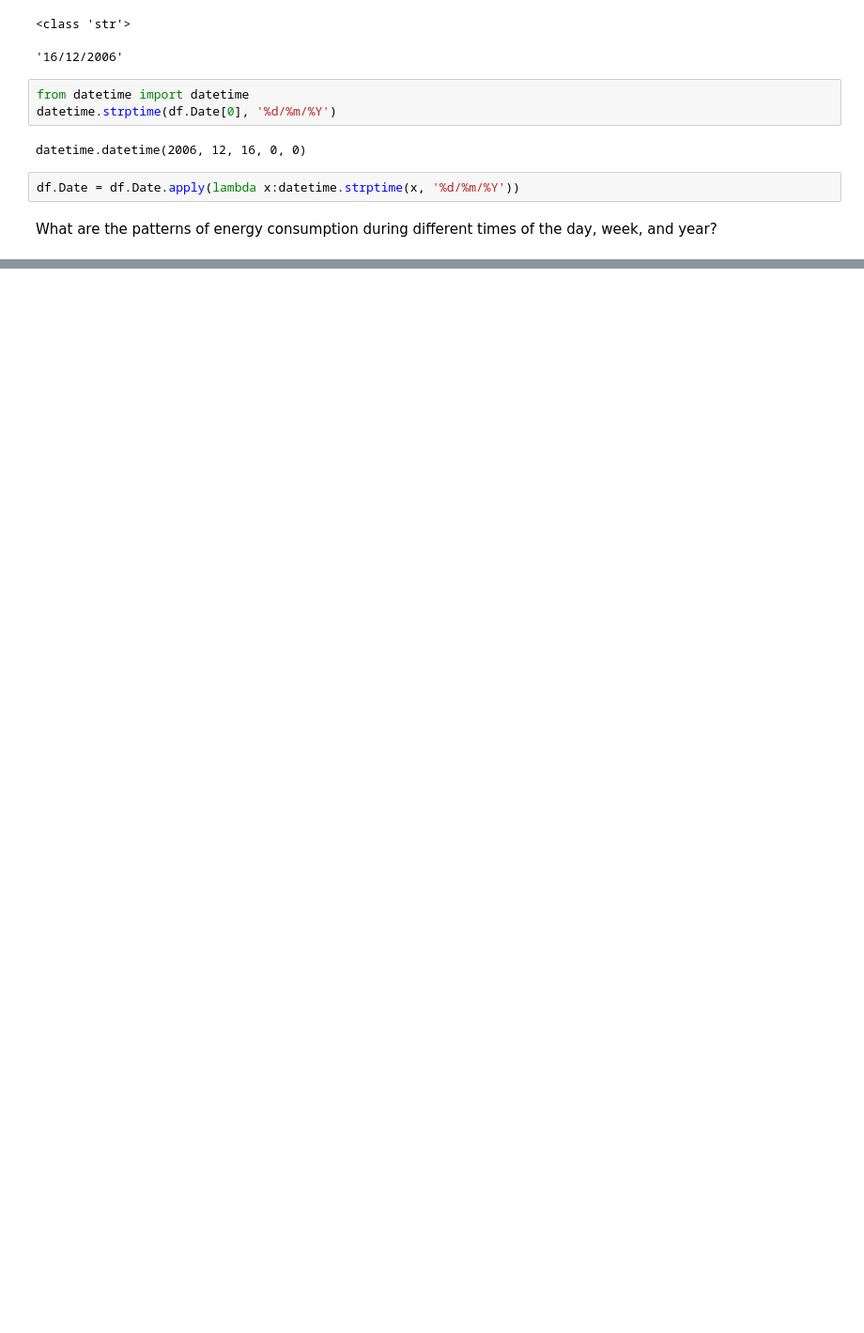
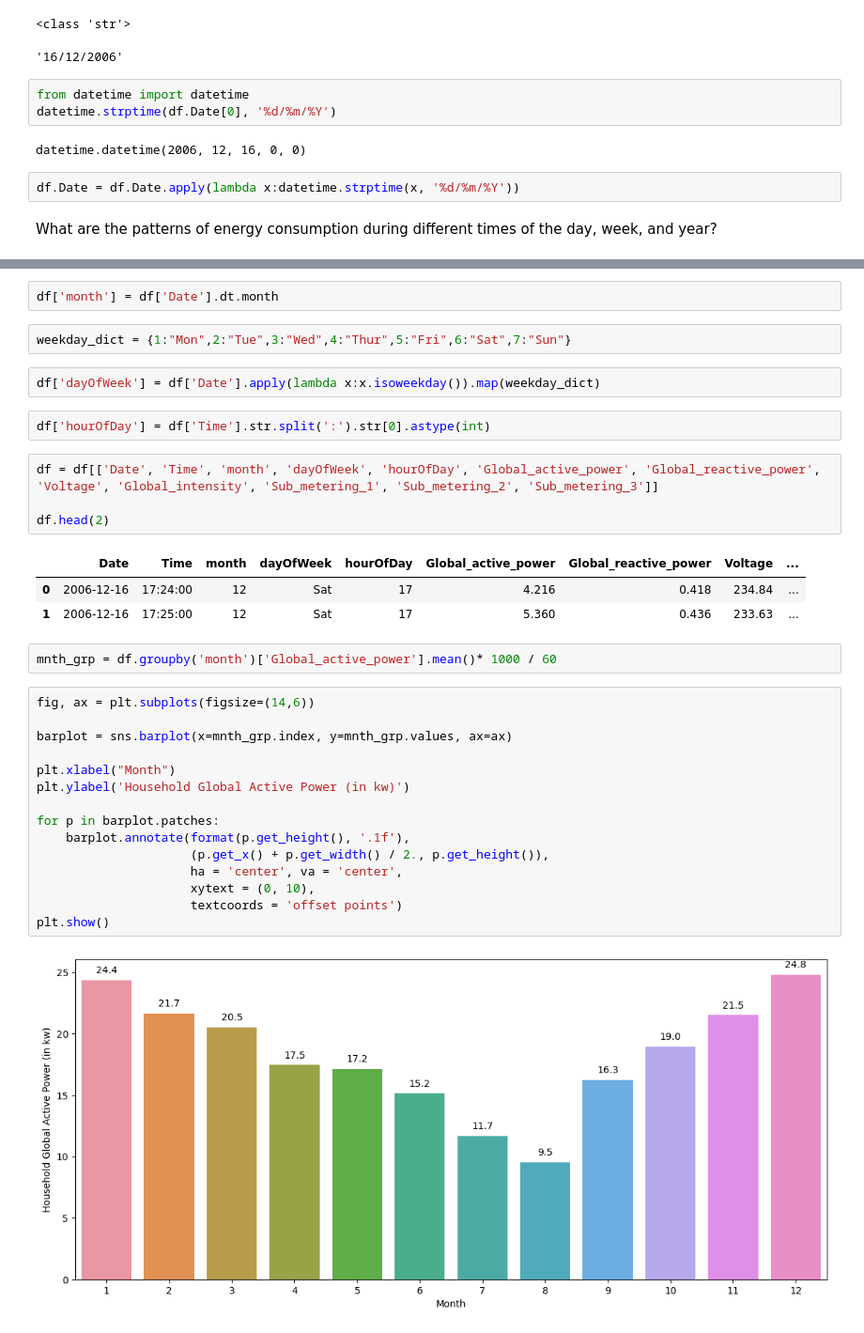
Before and after one commit to darklord-57/darklord, a Jupyter notebook: python/data_analysis/power_consumption/EDA_power_consumption.ipynb, the cells around one changed output, grey strips where cells are left out. Shown at 94% size. Drawn from its saved outputs; the diff is of its cells as text; blank space fills up the shorter version.

```diff
--- a/python/data_analysis/power_consumption/EDA_power_consumption.ipynb
+++ b/python/data_analysis/power_consumption/EDA_power_consumption.ipynb
@@ -120,0 +153,35 @@ What are the patterns of energy consumption during different times of the day, w
+# %%
+df['month'] = df['Date'].dt.month
+# %%
+weekday_dict = {1:"Mon",2:"Tue",3:"Wed",4:"Thur",5:"Fri",6:"Sat",7:"Sun"}
+# %%
+df['dayOfWeek'] = df['Date'].apply(lambda x:x.isoweekday()).map(weekday_dict)
+# %%
+df['hourOfDay'] = df['Time'].str.split(':').str[0].astype(int)
+# %%
+df = df[['Date', 'Time', 'month', 'dayOfWeek', 'hourOfDay', 'Global_active_power', 'Global_reactive_power', 'Voltage', 'Global_intensity', 'Sub_metering_1', 'Sub_metering_2', 'Sub_metering_3']]
+
+df.head(2)
+# %% [output]
+|  | Date | Time | month | dayOfWeek | hourOfDay | Global_active_power | Global_reactive_power | Voltage | ... |
+| 0 | 2006-12-16 | 17:24:00 | 12 | Sat | 17 | 4.216 | 0.418 | 234.84 | ... |
+| 1 | 2006-12-16 | 17:25:00 | 12 | Sat | 17 | 5.360 | 0.436 | 233.63 | ... |
+# %%
+mnth_grp = df.groupby('month')['Global_active_power'].mean()* 1000 / 60
+# %%
+fig, ax = plt.subplots(figsize=(14,6))
+
+barplot = sns.barplot(x=mnth_grp.index, y=mnth_grp.values, ax=ax)
+
+plt.xlabel("Month")
+plt.ylabel('Household Global Active Power (in kw)')
+
+for p in barplot.patches:
+    barplot.annotate(format(p.get_height(), '.1f'),
+                     (p.get_x() + p.get_width() / 2., p.get_height()),
+                     ha = 'center', va = 'center',
+                     xytext = (0, 10),
+                     textcoords = 'offset points')
+plt.show()
+# %% [output]
+[figure, added]
```
Also changed, not shown: parts of 5 cells of this notebook, 3 other files.
